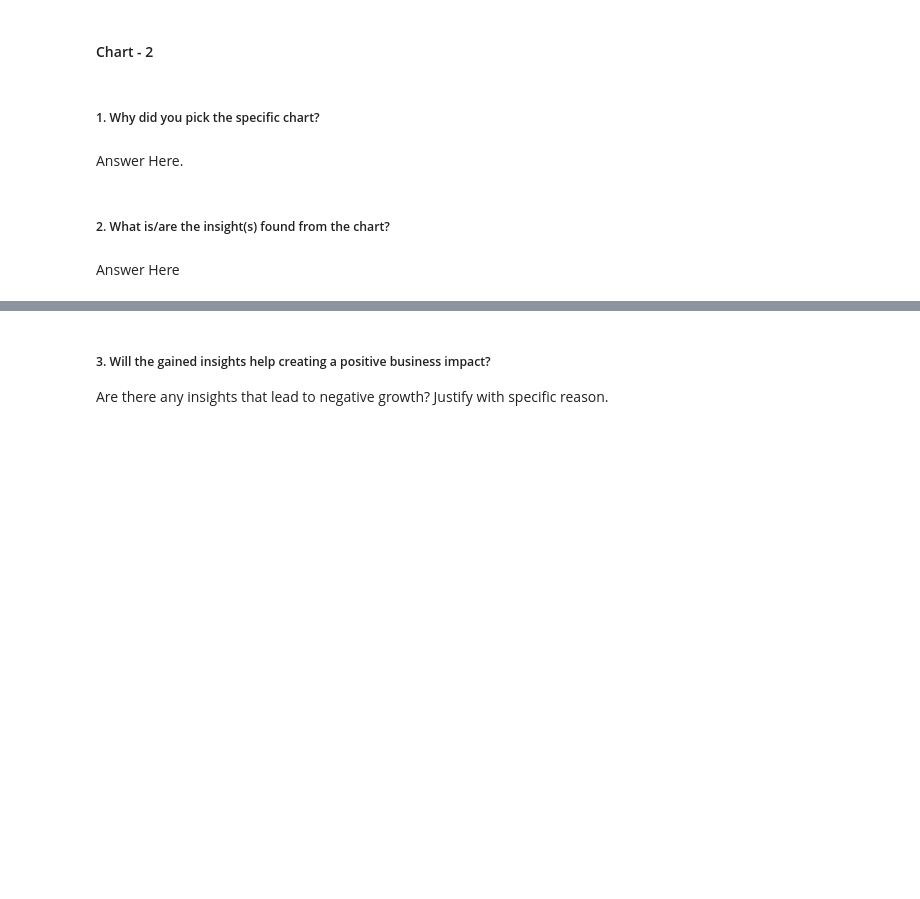
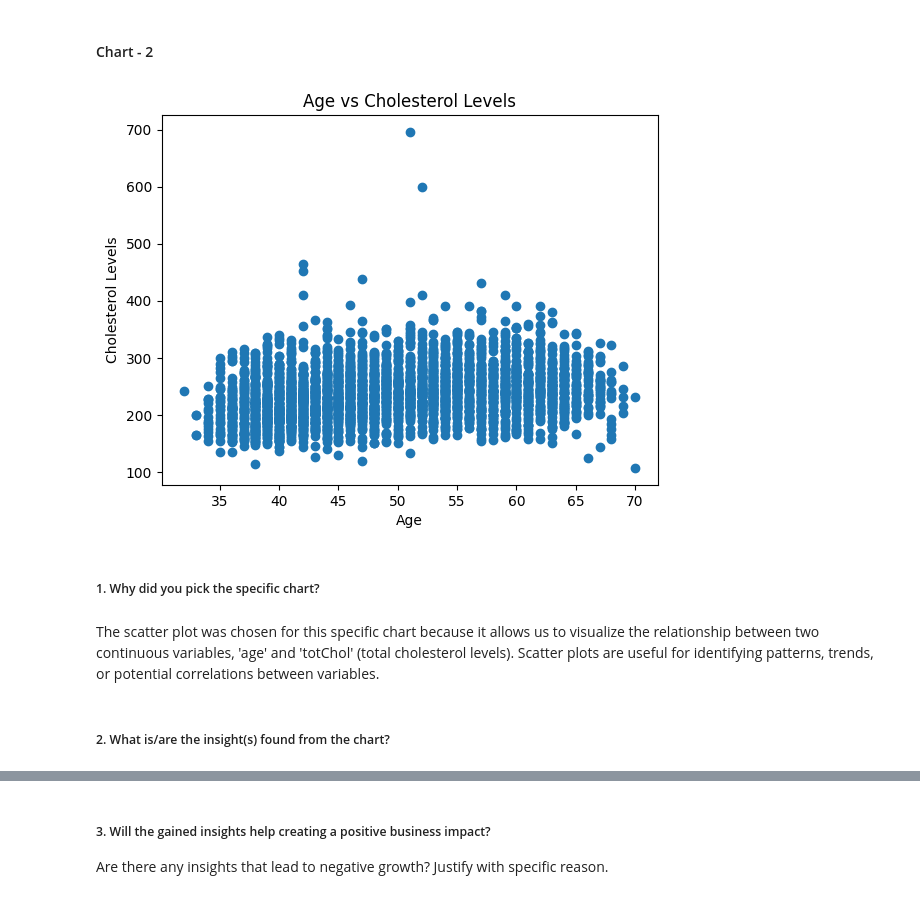
Before and after one commit to fadakenitin/Classification_Capstone_Project, a Jupyter notebook: Cardiovascular_Risk_Prediction.ipynb, the cells around one changed output, grey strips where cells are left out. Cells and saved outputs as stored; diff of their text form; code cells hidden in the pictures; blank space fills up the shorter version.

```diff
--- a/Cardiovascular_Risk_Prediction.ipynb
+++ b/Cardiovascular_Risk_Prediction.ipynb
@@ -201,0 +307,3 @@ Answer Here
+# %%
+# Remove id column , because id column is not relevent to the problem we are going to solve
+data.drop(['id'],inplace=True,axis=1)
@@ -229,8 +355,15 @@ Answer Here
+# %%
+# Chart - 2 visualization code
+plt.scatter(data['age'], data['totChol'])
+plt.xlabel('Age')
+plt.ylabel('Cholesterol Levels')
+plt.title('Age vs Cholesterol Levels')
+plt.show()
+# %% [output]
+[figure, added]
 # %% [markdown]
 ##### 1. Why did you pick the specific chart?
-# %% [markdown]
-Answer Here.
+# %% [markdown]
+The scatter plot was chosen for this specific chart because it allows us to visualize the relationship between two continuous variables, 'age' and 'totChol' (total cholesterol levels). Scatter plots are useful for identifying patterns, trends, or potential correlations between variables.
 # %% [markdown]
 ##### 2. What is/are the insight(s) found from the chart?
-# %% [markdown]
-Answer Here
```
Also changed, not shown: parts of 73 cells of this notebook.
